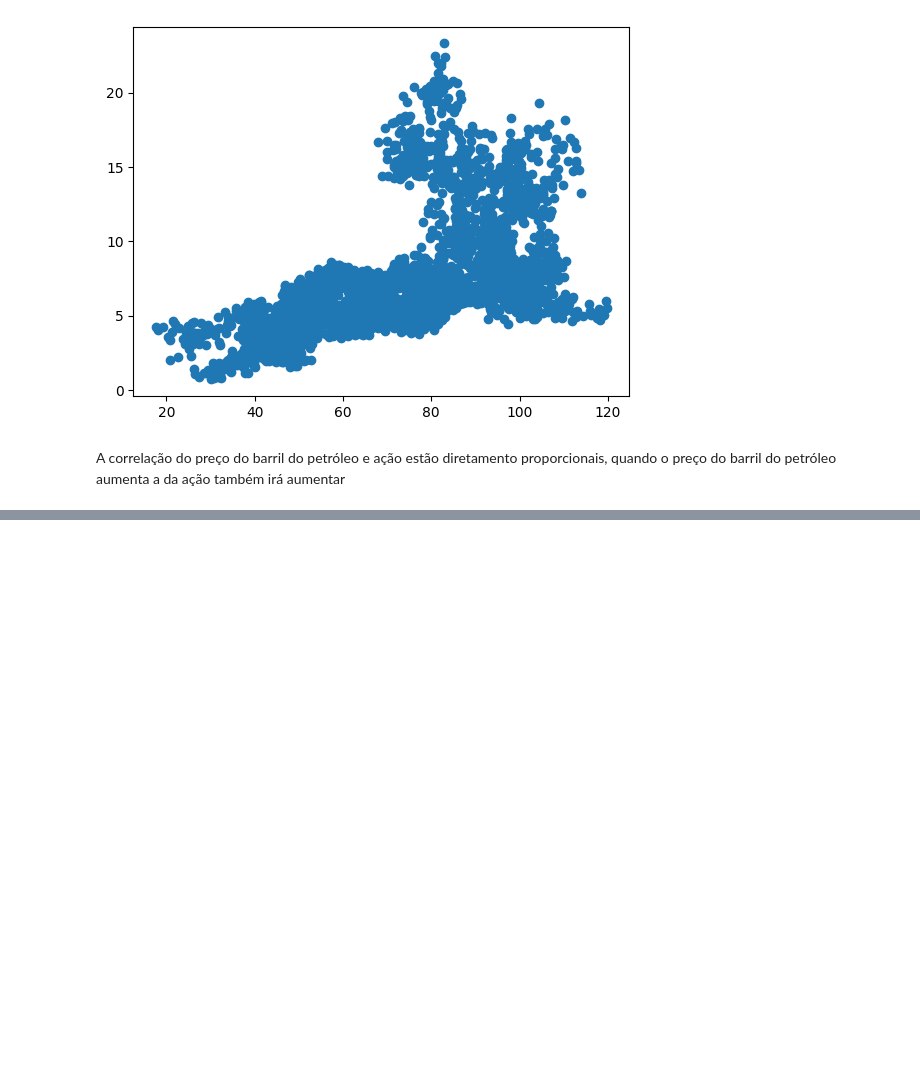
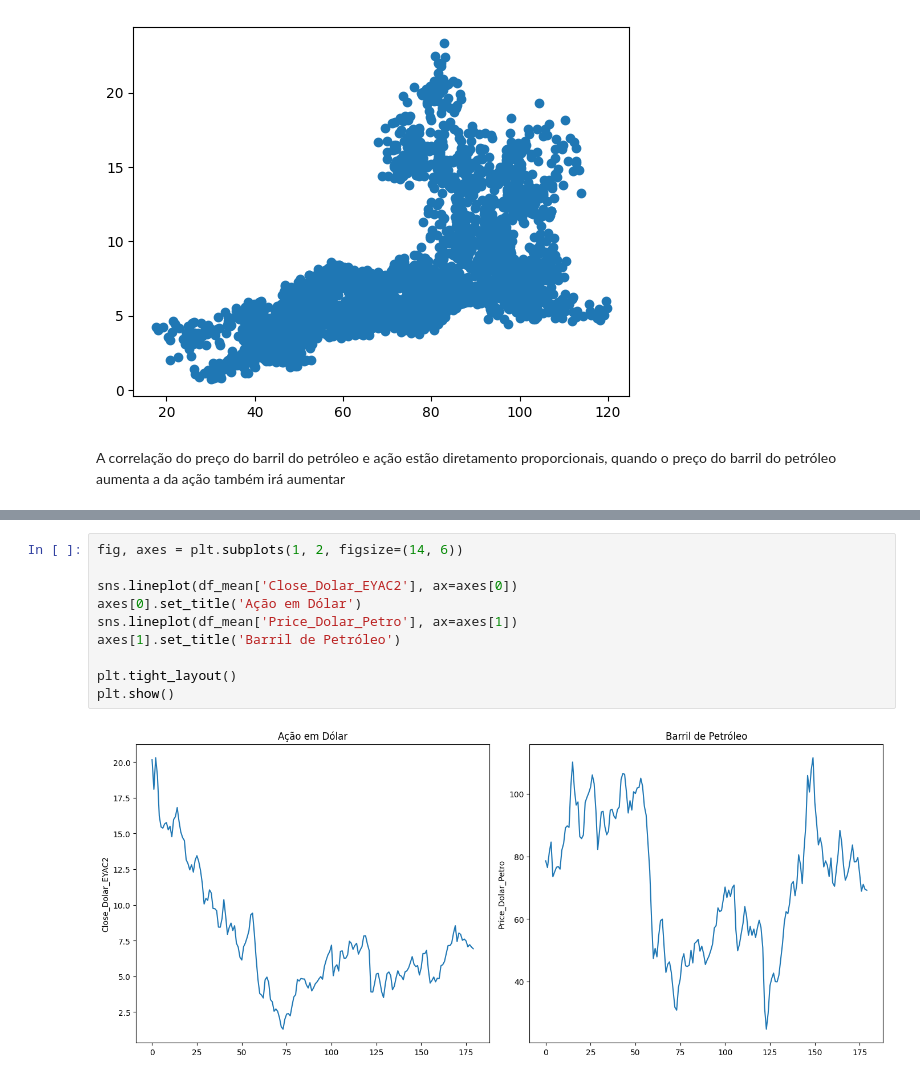
Before and after one commit to Juanpcsdev/Oil-Stock-Project, a Jupyter notebook: Notebooks/Analise/AnaliseExploratoria.ipynb, the cells around one changed output, grey strips where cells are left out. Drawn from its saved outputs; the diff is of its cells as text; blank space fills up the shorter version.

```diff
--- a/Notebooks/Analise/AnaliseExploratoria.ipynb
+++ b/Notebooks/Analise/AnaliseExploratoria.ipynb
@@ -251,0 +340,12 @@ A correlação do preço do barril do petróleo e ação estão diretamento prop
+# %%
+fig, axes = plt.subplots(1, 2, figsize=(14, 6))
+
+sns.lineplot(df_mean['Close_Dolar_EYAC2'], ax=axes[0])
+axes[0].set_title('Ação em Dólar')
+sns.lineplot(df_mean['Price_Dolar_Petro'], ax=axes[1])
+axes[1].set_title('Barril de Petróleo')
+
+plt.tight_layout()
+plt.show()
+# %% [output]
+[figure, added]
```
Also changed, not shown: parts of 18 cells of this notebook.
